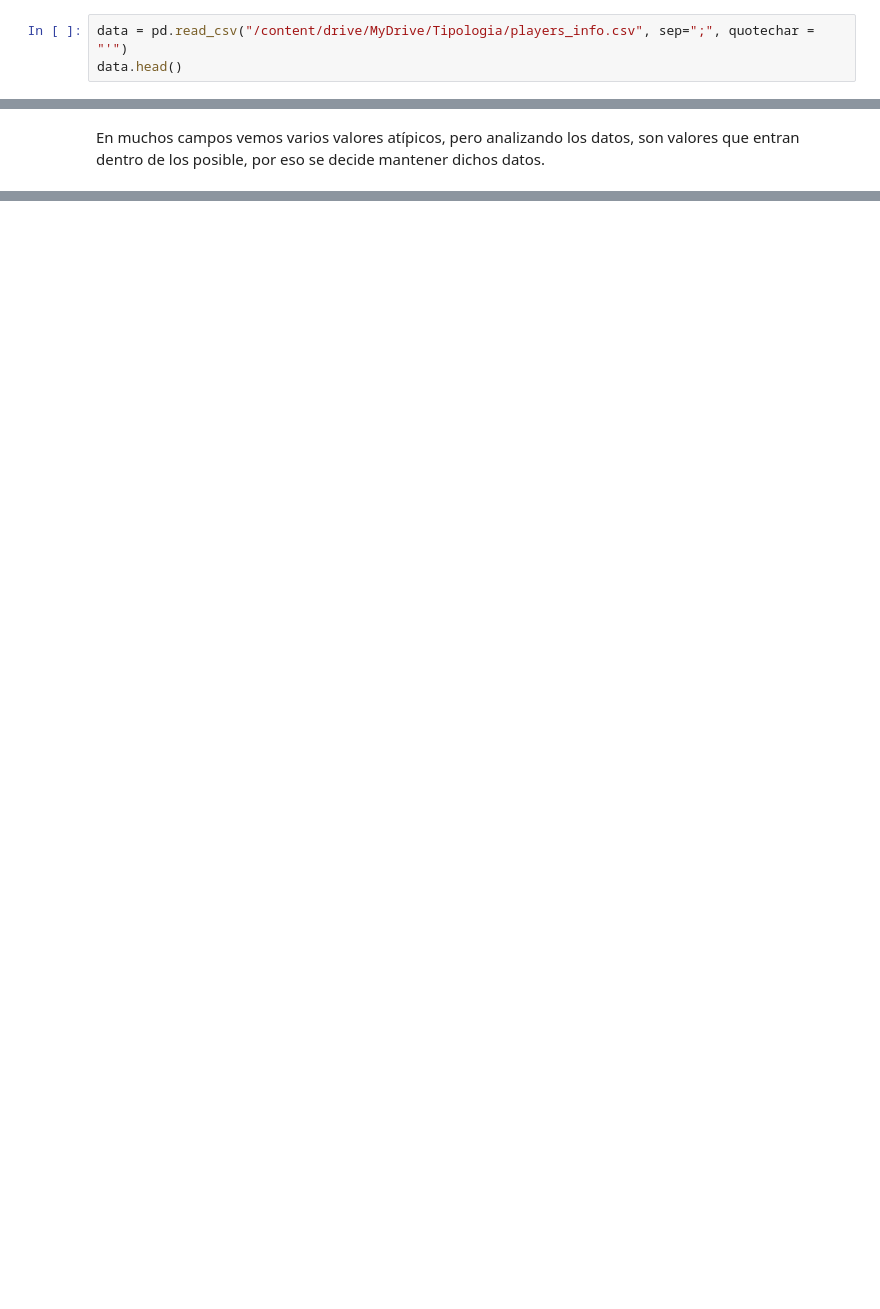
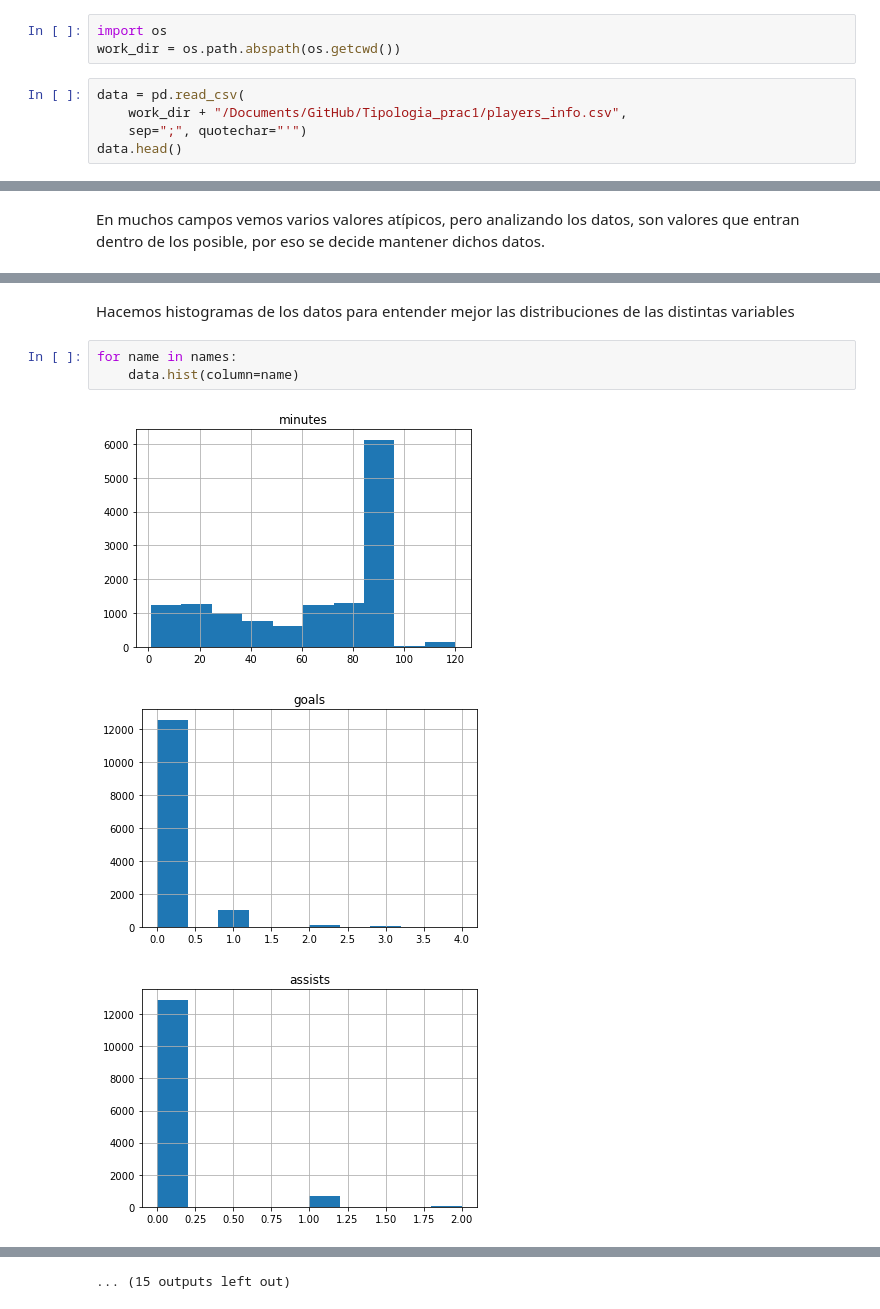
Before and after one commit to KoNGoL/Tipologia_prac1, a Jupyter notebook: Tipologia_prac2.ipynb, the cells around one changed output, grey strips where cells are left out. Drawn from its saved outputs; the diff is of its cells as text; blank space fills up the shorter version.

```diff
--- a/Tipologia_prac2.ipynb
+++ b/Tipologia_prac2.ipynb
@@ -55,5 +74,10 @@ Mounted at /content/drive
+# %%
+import os
+work_dir = os.path.abspath(os.getcwd())
 # %%
-data = pd.read_csv("/content/drive/MyDrive/Tipologia/players_info.csv", sep=";", quotechar = "'")
+data = pd.read_csv(
+    work_dir + "/Documents/GitHub/Tipologia_prac1/players_info.csv",
+    sep=";", quotechar="'")
 data.head()
 # %% [output]
 |  | equipo | jugador | date | dayofweek | comp | round | venue | result | squad | opponent | ... | ... |
@@ -216,0 +251,9 @@ En muchos campos vemos varios valores atípicos, pero analizando los datos, son
+# %% [markdown]
+Hacemos histogramas de los datos para entender mejor las distribuciones de las distintas variables
+# %%
+for name in names:
+    data.hist(column=name)
+# %% [output]
+[figure, added]
+[figure, added]
+[figure, added]
@@ -216,0 +269 @@ En muchos campos vemos varios valores atípicos, pero analizando los datos, son
+... (15 outputs left out)
```
Also changed, not shown: parts of 25 cells of this notebook.
